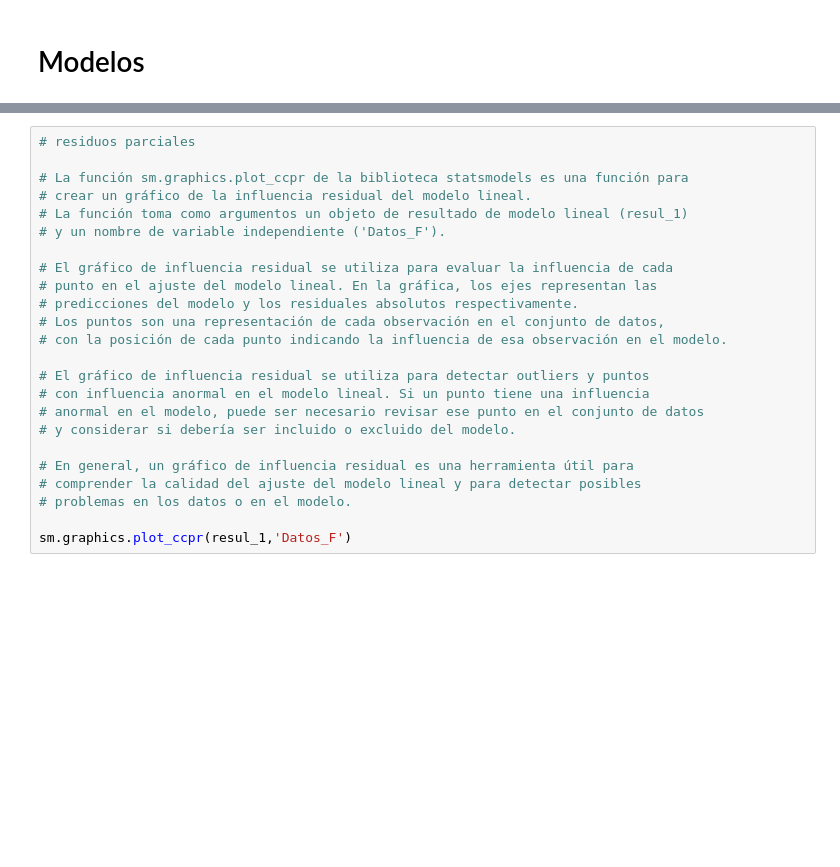
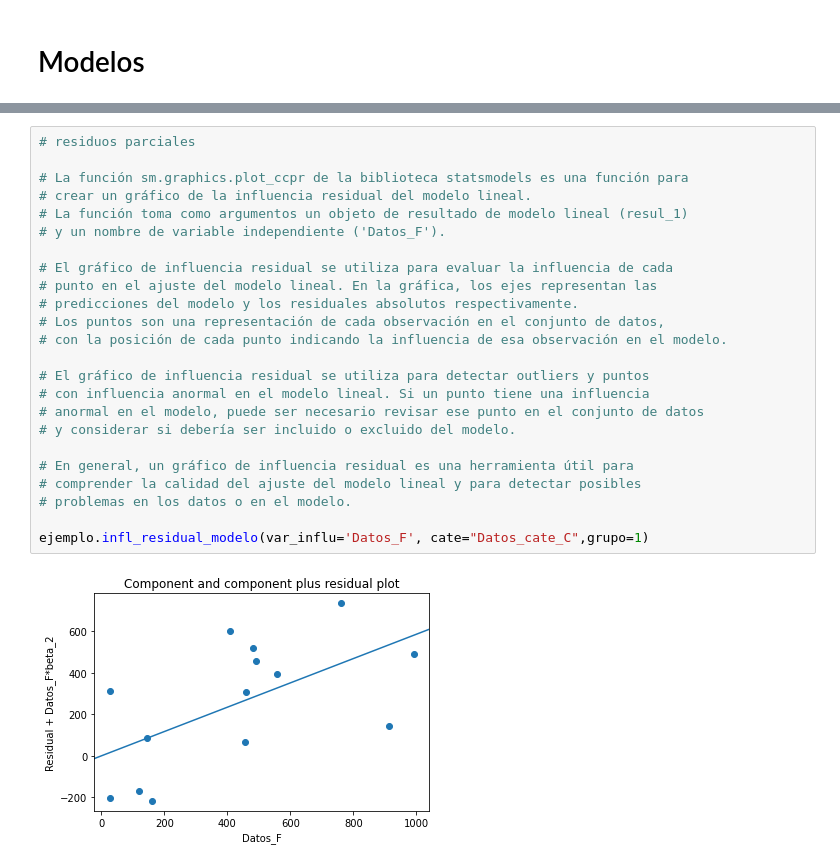
Before and after one commit to 4bm4/cheatsheetDC, a Jupyter notebook: clases.ipynb, the cells around one changed output, grey strips where cells are left out. Cells and saved outputs as stored; diff of their text form; blank space fills up the shorter version.

```diff
--- a/clases.ipynb
+++ b/clases.ipynb
@@ -1443,24 +1509,26 @@ plt.show()
 # %%
 # residuos parciales
 
 # La función sm.graphics.plot_ccpr de la biblioteca statsmodels es una función para
 # crear un gráfico de la influencia residual del modelo lineal.
 # La función toma como argumentos un objeto de resultado de modelo lineal (resul_1)
 # y un nombre de variable independiente ('Datos_F').
 
 # El gráfico de influencia residual se utiliza para evaluar la influencia de cada
 # punto en el ajuste del modelo lineal. En la gráfica, los ejes representan las
 # predicciones del modelo y los residuales absolutos respectivamente.
 # Los puntos son una representación de cada observación en el conjunto de datos,
 # con la posición de cada punto indicando la influencia de esa observación en el modelo.
 
 # El gráfico de influencia residual se utiliza para detectar outliers y puntos
 # con influencia anormal en el modelo lineal. Si un punto tiene una influencia
 # anormal en el modelo, puede ser necesario revisar ese punto en el conjunto de datos
 # y considerar si debería ser incluido o excluido del modelo.
 
 # En general, un gráfico de influencia residual es una herramienta útil para
 # comprender la calidad del ajuste del modelo lineal y para detectar posibles
 # problemas en los datos o en el modelo.
 
-sm.graphics.plot_ccpr(resul_1,'Datos_F')
+ejemplo.infl_residual_modelo(var_influ='Datos_F', cate="Datos_cate_C",grupo=1)
+# %% [output]
+[figure, added]
```
Also changed, not shown: parts of 25 cells of this notebook.
